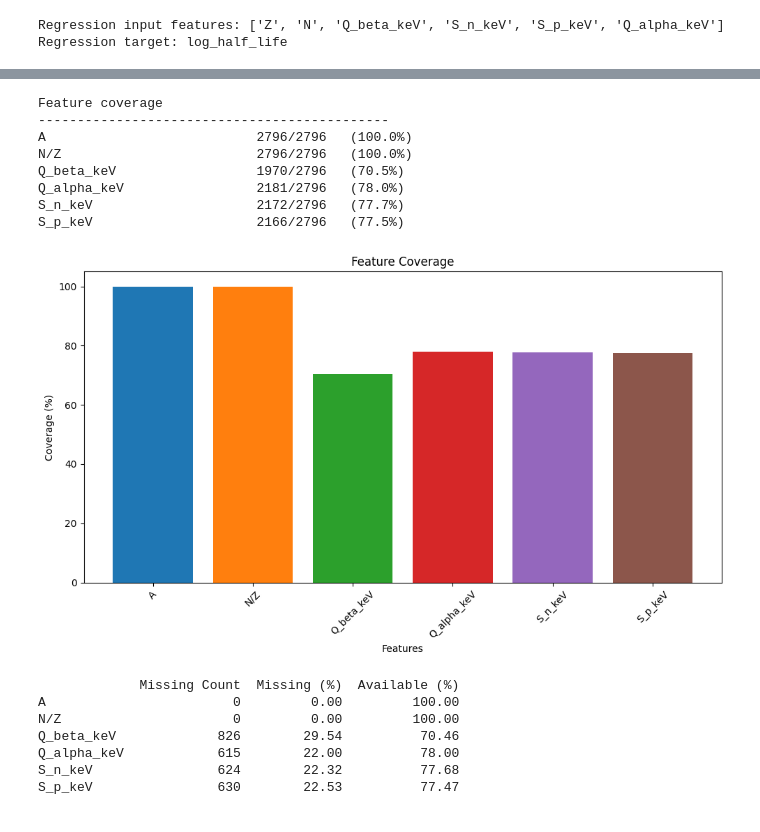
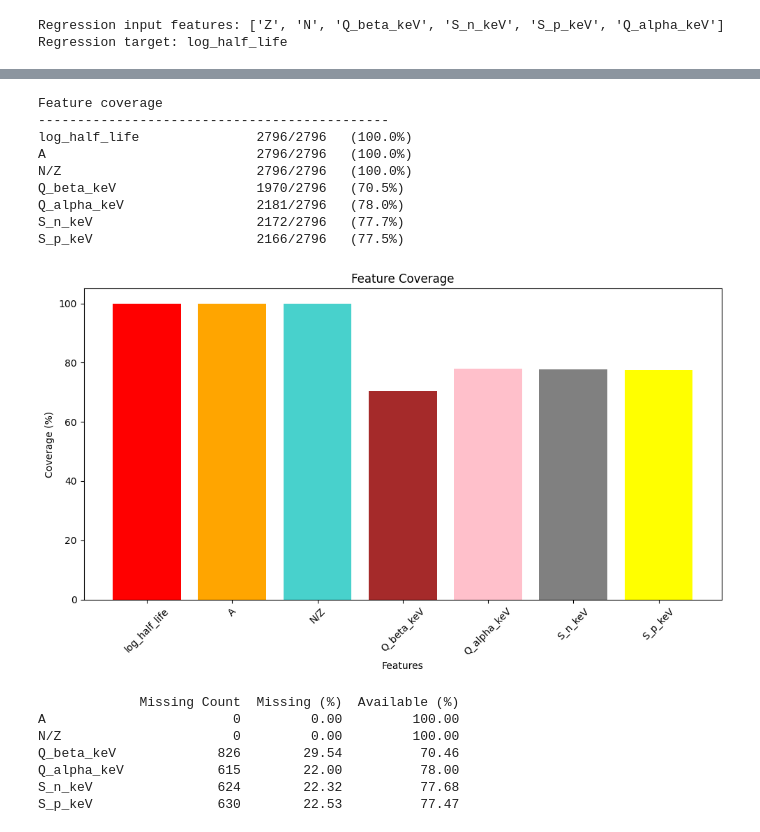
Before and after one commit to BrandonL08/Nuclear-Half-Life-Prediction-CHE1147-Term-Project, a Jupyter notebook: 01_data_cleaning.ipynb, the cells around one changed output, grey strips where cells are left out. Drawn from its saved outputs; the diff is of its cells as text; code cells hidden in the pictures.

```diff
--- a/01_data_cleaning.ipynb
+++ b/01_data_cleaning.ipynb
@@ -282,6 +282,7 @@ Initial modeling dataset shape: (1671, 7)
 # Check feature coverage for ##eda_df.head() which constains all 2,796 finite half-life nuclides, including those with missing values in the candidate features.
 
 features = [
+    "log_half_life",
     "A",
     "N/Z",
     "Q_beta_keV",
@@ -309,34 +310,48 @@ for feature in features:
 
 # Create a bar chart to visualize the coverage of each feature
 import matplotlib.pyplot as plt
 
 plt.figure(figsize=(10, 6))
 for feature in features:
     available = sum(
         eda_df[feature].notnull() & (eda_df[feature] != "")
     )
 
     total = len(eda_df)
     percentage = 100 * available / total if total else 0
 
     plt.bar(feature, percentage)
 
 plt.xlabel("Features")
 plt.ylabel("Coverage (%)")
 plt.title("Feature Coverage")
 plt.xticks(rotation=45)
 plt.tight_layout()
+#change bar colours to be red, orange, blue, brown, pink, grey, yellow for each feature respectively
+colors = ['red', 'orange', 'mediumturquoise', 'brown', 'pink', 'grey', 'yellow']
+for i, feature in enumerate(features):
+    available = sum(
+        eda_df[feature].notnull() & (eda_df[feature] != "")
+    )
+
+    total = len(eda_df)
+    percentage = 100 * available / total if total else 0
+
+    plt.bar(feature, percentage, color=colors[i])
+
+
 plt.show()
 # %% [output]
 Feature coverage
 ---------------------------------------------
+log_half_life               2796/2796   (100.0%)
 A                           2796/2796   (100.0%)
 N/Z                         2796/2796   (100.0%)
 Q_beta_keV                  1970/2796   (70.5%)
 Q_alpha_keV                 2181/2796   (78.0%)
 S_n_keV                     2172/2796   (77.7%)
 S_p_keV                     2166/2796   (77.5%)
-[figure, old version]
+[figure, new version]
 # %%
 #feature coverage for eda_df.head() which constains all 2,796 finite half-life nuclides, including those with missing values in the candidate features.
 
```
Also changed, not shown: parts of 3 cells of this notebook.
